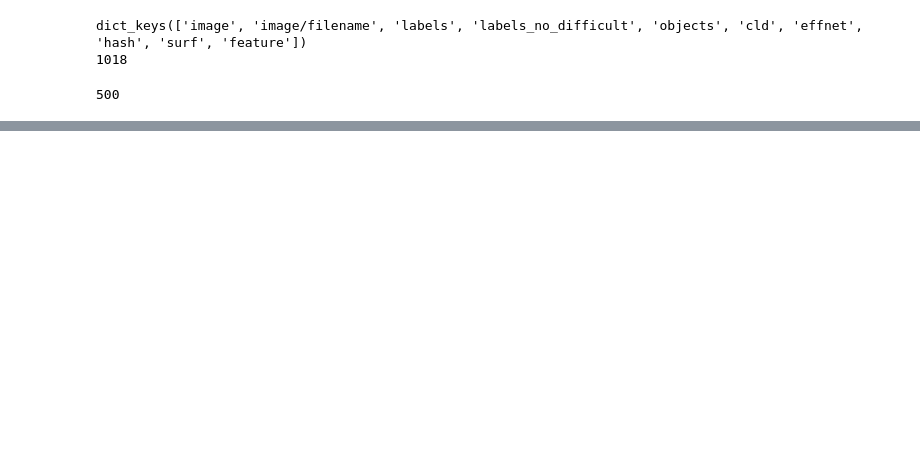
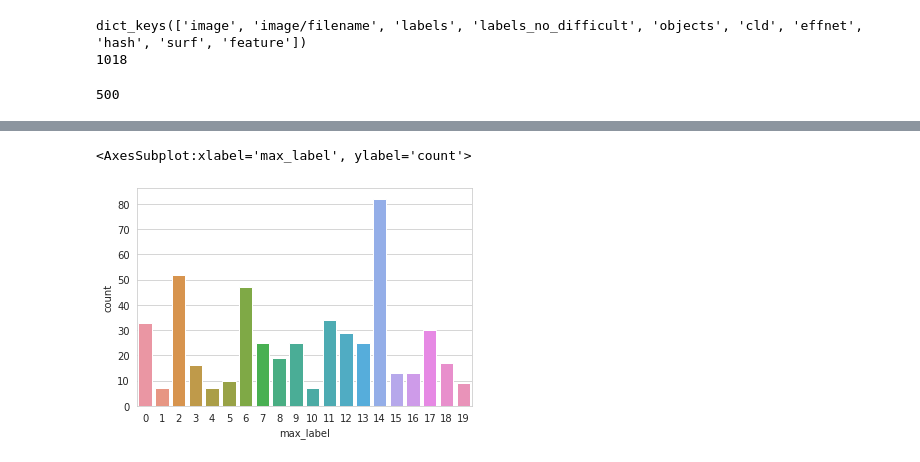
Before and after one commit to OlliPaul/ATiML_Project, a Jupyter notebook: Notebooks/evaluation number of constraints.ipynb, the cells around one changed output, grey strips where cells are left out. Saved outputs shown, nothing was run; the diff lists cells and outputs as text; code cells hidden in the pictures; blank space fills up the shorter version.

Commit message:
more plots with bars

```diff
--- a/Notebooks/evaluation number of constraints.ipynb
+++ b/Notebooks/evaluation number of constraints.ipynb
@@ -1287,0 +1271,4 @@ Name: used_features, dtype: object
+# %%
+multi_labels = np.array(list(train_filtered.map(lambda x: x['labels']).as_numpy_iterator()), dtype=object)
+# %%
+multi_labels_frame = pd.DataFrame({ 'multi_label' : multi_labels, 'max_label': y})
@@ -1287,0 +1284,5 @@ Name: used_features, dtype: object
+# %%
+sns.countplot(x='max_label', data=multi_labels_frame)
+# %% [output]
+<AxesSubplot:xlabel='max_label', ylabel='count'>
+[figure, added]
```
Also changed, not shown: parts of 17 cells of this notebook.
